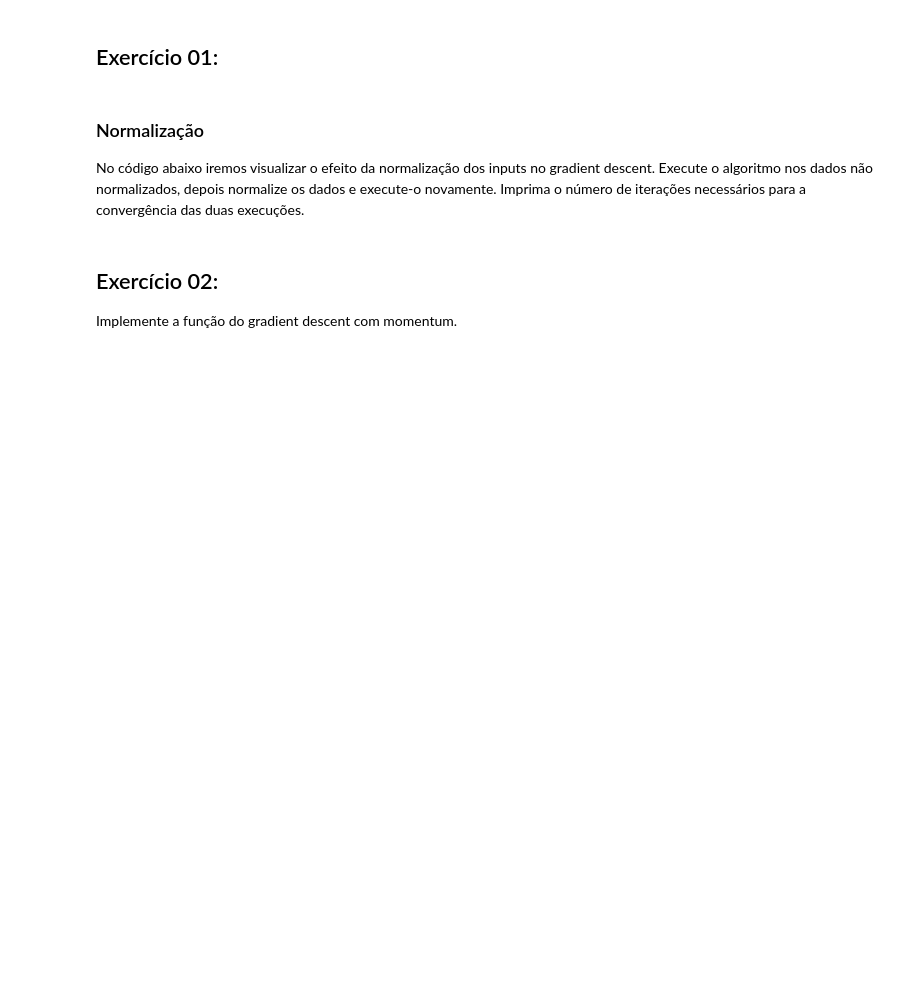
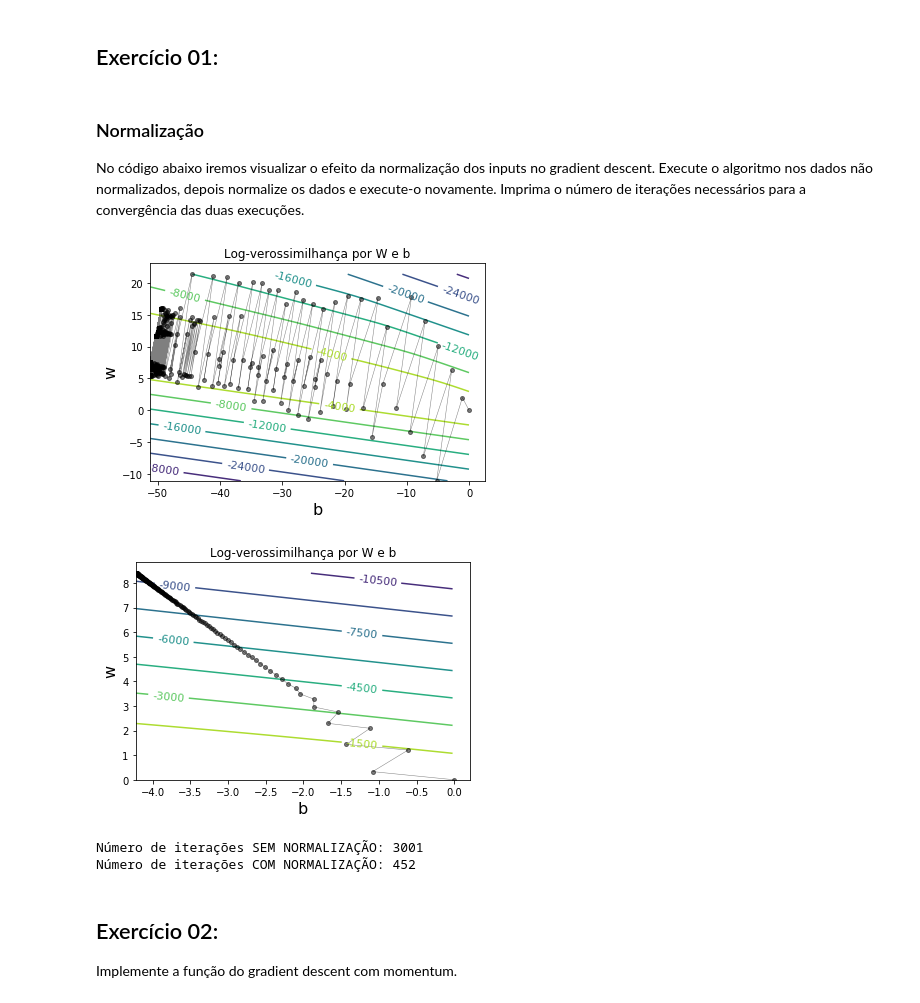
Before and after one commit to thiagomcoutinho/Deep-Learning-DCC, a Jupyter notebook: Lista 03/S02A03.ipynb, the cells around one changed output. Saved outputs shown, nothing was run; the diff lists cells and outputs as text; code cells hidden in the pictures; blank space fills up the shorter version.

```diff
--- a/Lista 03/S02A03.ipynb
+++ b/Lista 03/S02A03.ipynb
@@ -80,15 +80,27 @@ def gradient_descent(x, y, b_init, w_init, learning_rate):
 ### Normalização
 No código abaixo iremos visualizar o efeito da normalização dos inputs no gradient descent. Execute o algoritmo nos dados não normalizados, depois normalize os dados e execute-o novamente. Imprima o número de iterações necessários para a convergência das duas execuções.
 # %%
-history = #execute o gradient descent com os dados não normalizados
+b_init = 0
+w_init = np.random.normal(0, 0.01, 1)[0]
+learning_rate = 0.01
+
+history = gradient_descent(x, y, b_init, w_init, learning_rate)
 plot_logverossimil(np.min(history[:,1]),np.max(history[:,1]),np.min(history[:,0]),np.max(history[:,0]), history)
 
-x_norm = #normalize os dados
+## Normalização Min-Max
+x_norm = (x-np.min(x))/(np.max(x)-np.min(x))
 
-history_norm = #execute o gradient descent com os dados normalizados
+history_norm = gradient_descent(x_norm, y, b_init, w_init, learning_rate)
 plot_logverossimil(np.min(history_norm[:,1]),np.max(history_norm[:,1]),np.min(history_norm[:,0]),np.max(history_norm[:,0]), history_norm)
 
 #imprima o número de iterações das duas execuções
+print(f'Número de iterações SEM NORMALIZAÇÃO: {history.shape[0]}')
+print(f'Número de iterações COM NORMALIZAÇÃO: {history_norm.shape[0]}')
+# %% [output]
+[figure, added]
+[figure, added]
+Número de iterações SEM NORMALIZAÇÃO: 3001
+Número de iterações COM NORMALIZAÇÃO: 452
 # %% [markdown]
 ## Exercício 02:
 Implemente a função do gradient descent com momentum.
```
Also changed, not shown: parts of 10 cells of this notebook.
